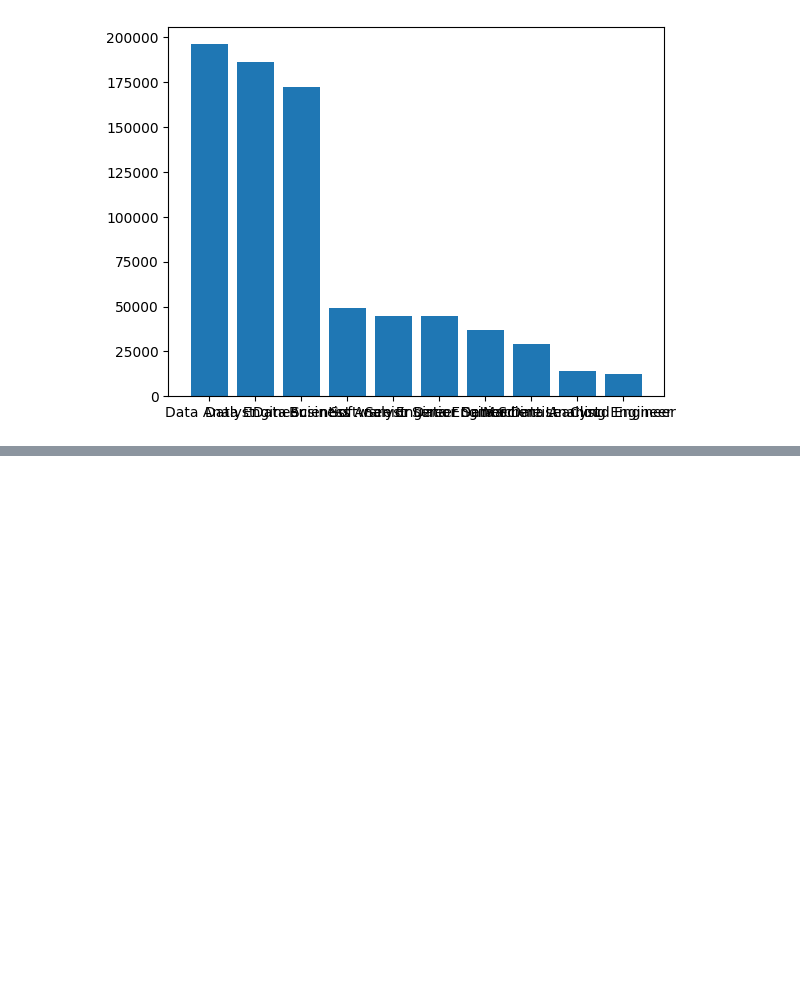
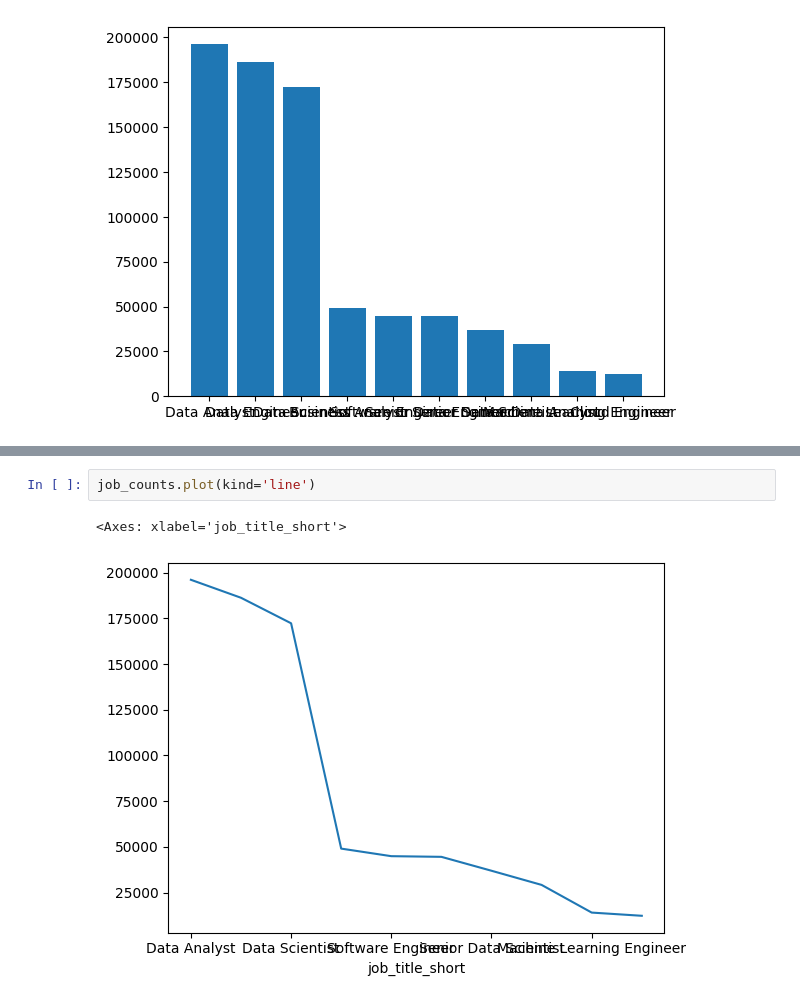
Before and after one commit to shyam0770sharma-prog/PYTHON, a Jupyter notebook: Untitled22.ipynb, the cells around one changed output, grey strips where cells are left out. Cells and saved outputs as stored; diff of their text form; blank space fills up the shorter version.

```diff
--- a/Untitled22.ipynb
+++ b/Untitled22.ipynb
@@ -136,0 +170,5 @@ plt.show()
+# %%
+job_counts.plot(kind='line')
+# %% [output]
+<Axes: xlabel='job_title_short'>
+[figure, added]
```
Also changed, not shown: parts of 11 cells of this notebook.
